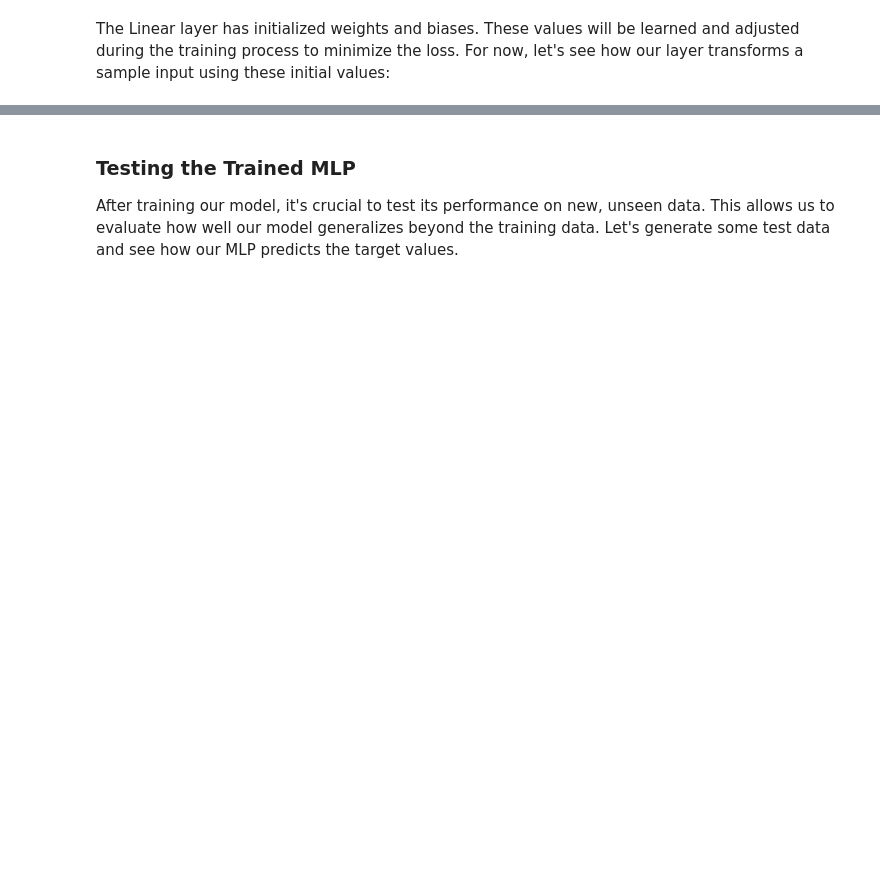
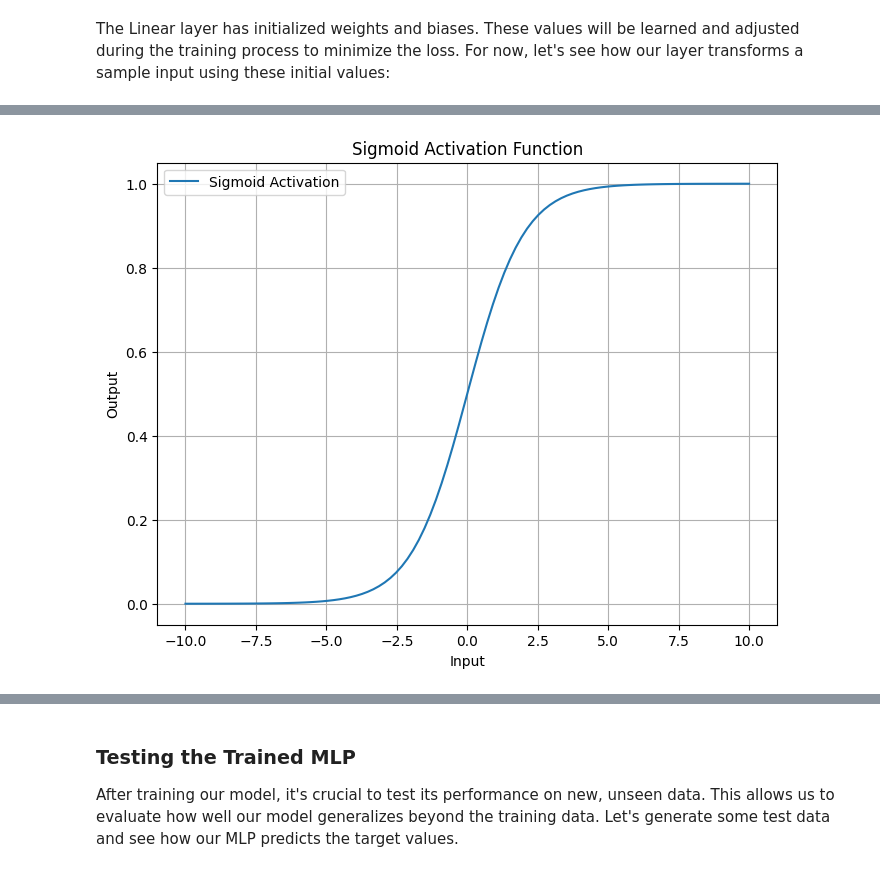
Before and after one commit to nbetts2020/PyTorch-Crash-Course, a Jupyter notebook: notebooks/PyTorch_Crash_Course_v2.ipynb, the cells around one changed output, grey strips where cells are left out. Saved outputs shown, nothing was run; the diff lists cells and outputs as text; code cells hidden in the pictures; blank space fills up the shorter version.

```diff
--- a/notebooks/PyTorch_Crash_Course_v2.ipynb
+++ b/notebooks/PyTorch_Crash_Course_v2.ipynb
@@ -350,0 +529,13 @@ print(activated_x)
+# %%
+y_sigmoid = 1 / (1 + np.exp(-x))
+
+plt.figure(figsize=(8, 6))
+plt.plot(x, y_sigmoid, label='Sigmoid Activation')
+plt.title('Sigmoid Activation Function')
+plt.xlabel('Input')
+plt.ylabel('Output')
+plt.legend()
+plt.grid(True)
+plt.show()
+# %% [output]
+[figure, added]
```
Also changed, not shown: parts of 62 cells of this notebook.
